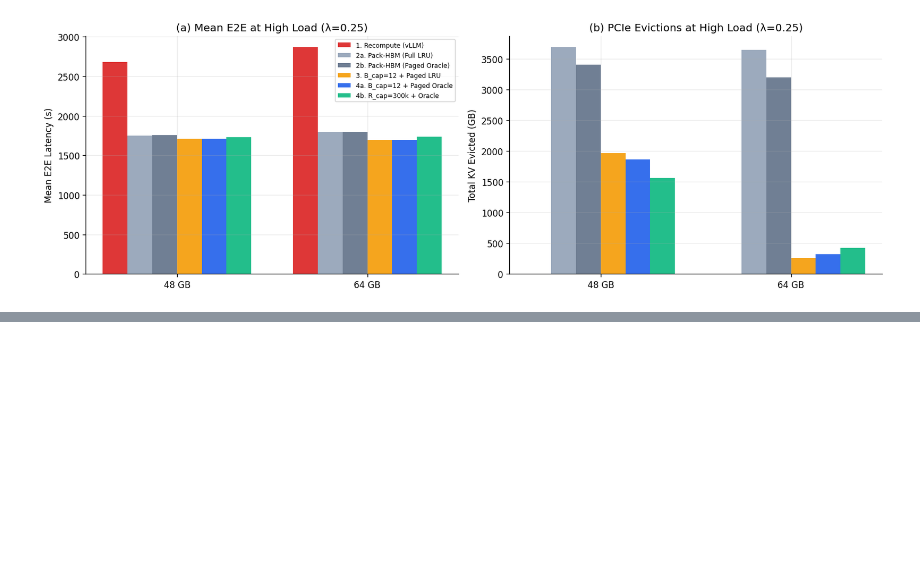
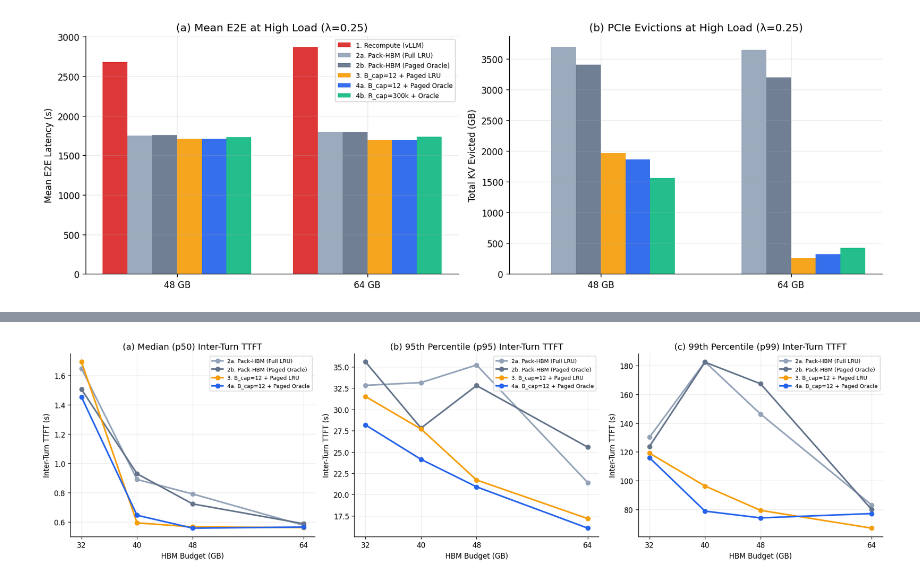
Before and after one commit to javierdiegof/oracle-vidur, a Jupyter notebook: notebooks/narrative_experiments.ipynb, the cells around one changed output, grey strips where cells are left out. Cells and saved outputs as stored; diff of their text form; code cells hidden in the pictures; blank space fills up the shorter version.

```diff
--- a/notebooks/narrative_experiments.ipynb
+++ b/notebooks/narrative_experiments.ipynb
@@ -182,0 +253,22 @@ HBM  | Policy                      | Done  | MeanE2E   | LastDone  | EvictGB   |
+# %%
+# Experiment 4: Inter-Turn TTFT Percentiles (p50, p95, p99) vs. HBM Budget
+fig, axes = plt.subplots(1, 3, figsize=(16.5, 4.5))
+ttft_policies = [p for p in policies if p[0] not in ('1. Recompute (vLLM)', '4b. R_cap=300k + Oracle')]
+for ax, (key, title) in zip(axes, [
+    ('ttft_p50', '(a) Median (p50) Inter-Turn TTFT'),
+    ('ttft_p95', '(b) 95th Percentile (p95) Inter-Turn TTFT'),
+    ('ttft_p99', '(c) 99th Percentile (p99) Inter-Turn TTFT'),
+]):
+    for lbl, _, _, col in ttft_policies:
+        vals = [res_hbm[f'{h:.0f}G|{lbl}'][key] for h in hbms]
+        ax.plot(hbms, vals, marker='o', lw=2.2, label=lbl, color=col)
+    ax.set_title(title)
+    ax.set_xlabel('HBM Budget (GB)')
+    ax.set_ylabel('Inter-Turn TTFT (s)')
+    ax.set_xticks(hbms)
+    ax.legend(fontsize=7.6, loc='upper right')
+
+plt.tight_layout()
+plt.show()
+# %% [output]
+[figure, added]
```
Also changed, not shown: parts of 2 cells of this notebook, 3 other files.
